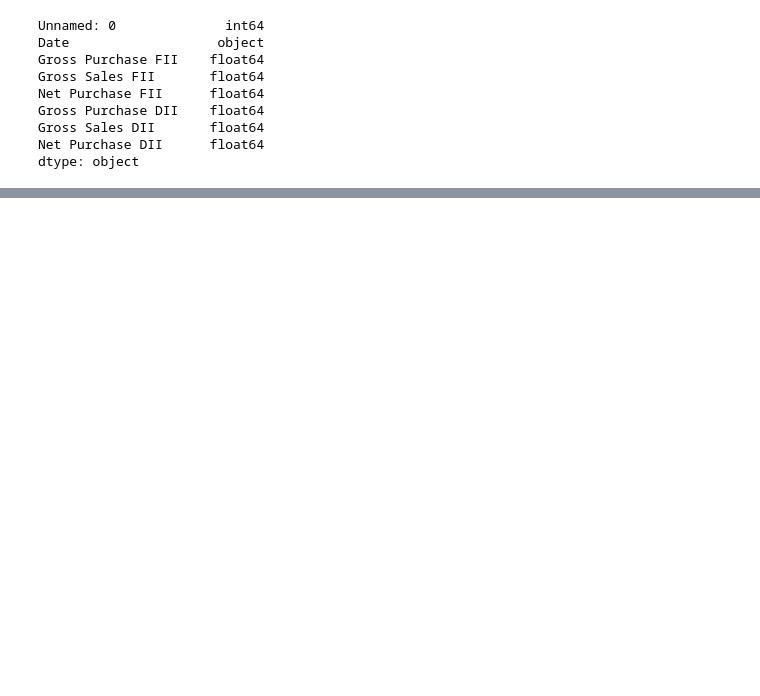
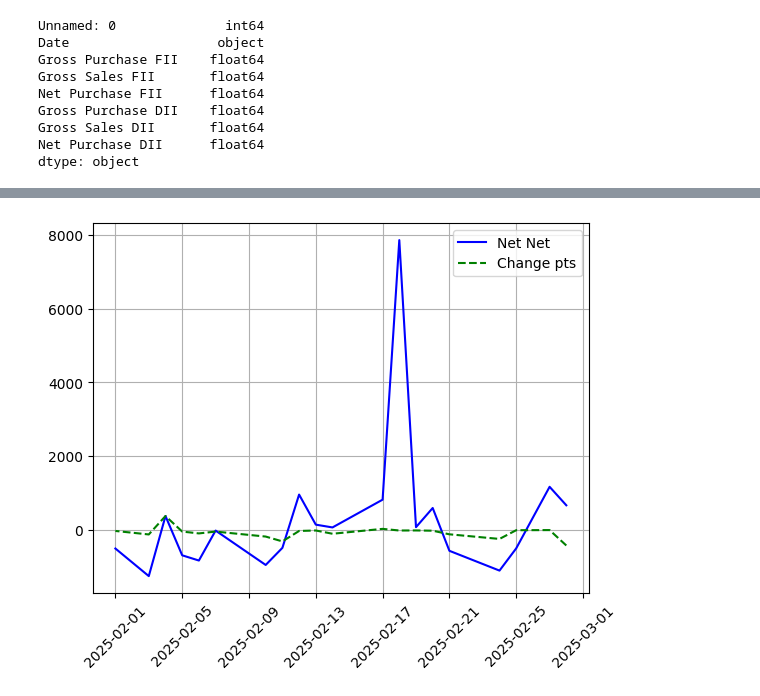
Before and after one commit to Vamsi-Krishna-24/My_Intraday_Analysis, a Jupyter notebook: DATA_Ops/Data_Analysis/Ultimateset1.ipynb, the cells around one changed output, grey strips where cells are left out. Cells and saved outputs as stored; diff of their text form; code cells hidden in the pictures; blank space fills up the shorter version.

```diff
--- a/DATA_Ops/Data_Analysis/Ultimateset1.ipynb
+++ b/DATA_Ops/Data_Analysis/Ultimateset1.ipynb
@@ -77,0 +125,9 @@ Main = pd.merge(nifty[['Date', 'Change pts']],
+# %%
+plt.plot(Main['Date'].iloc[:20],Main['Net Net'].iloc[:20],label='Net Net',color= 'blue',linestyle='-')
+plt.plot(Main['Date'].iloc[:20],Main['Change pts'].iloc[:20],label='Change pts',color= 'green',linestyle='--')
+plt.grid(True)
+plt.xticks(rotation=45)
+plt.legend()
+plt.show()
+# %% [output]
+[figure, added]
```
Also changed, not shown: parts of 45 cells of this notebook, 8 other files.
